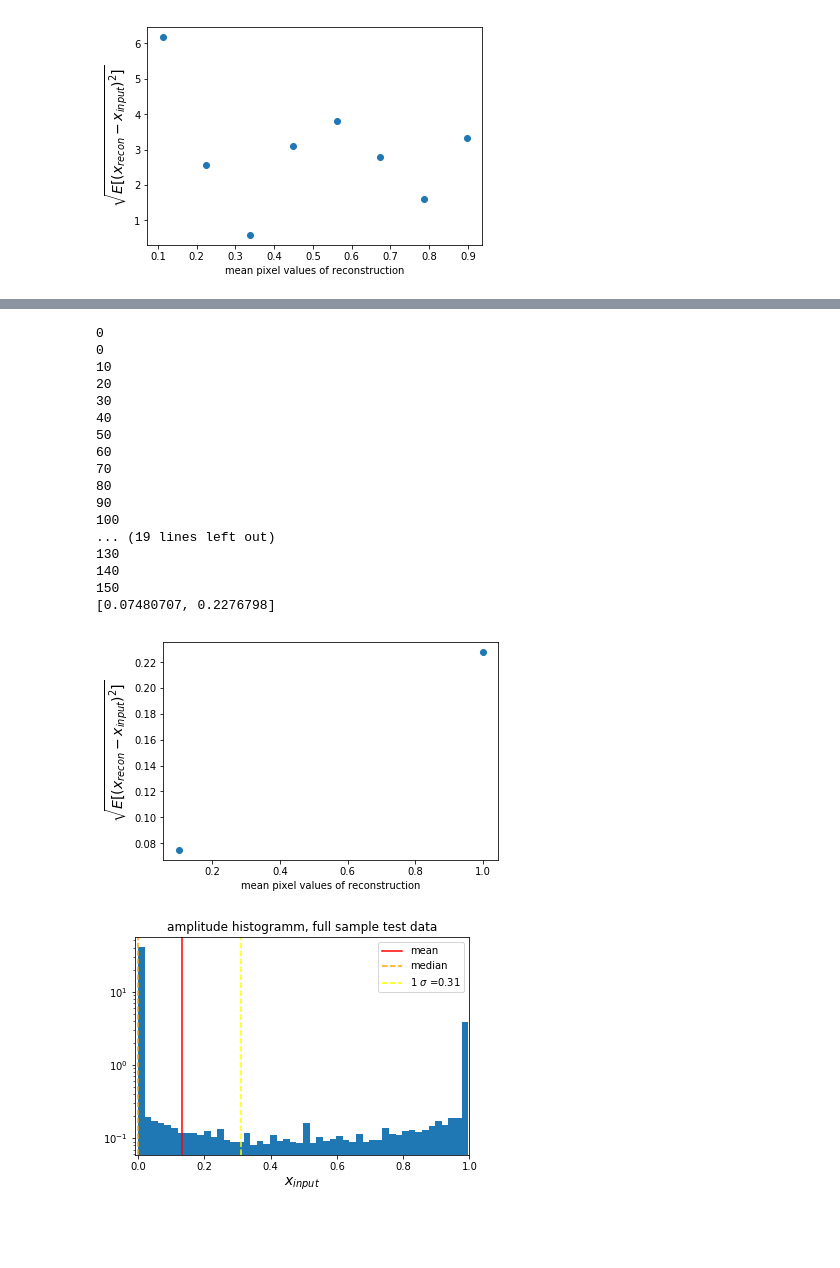
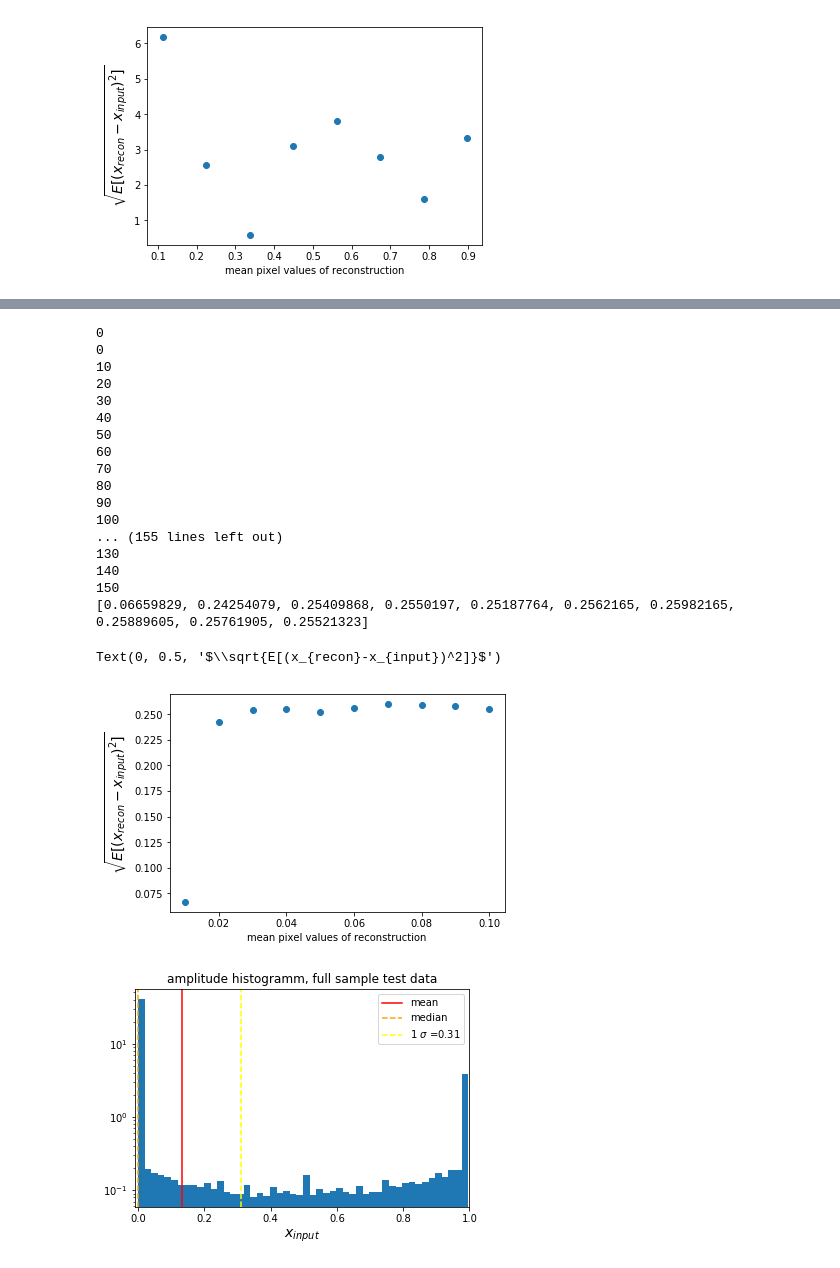
Before and after one commit to VMBoehm/DeNoPa, a Jupyter notebook: MNISTInpainting_annealing.ipynb, the cells around one changed output, grey strips where cells are left out. Saved outputs shown, nothing was run; the diff lists cells and outputs as text; code cells hidden in the pictures; blank space fills up the shorter version.

```diff
--- a/MNISTInpainting_annealing.ipynb
+++ b/MNISTInpainting_annealing.ipynb
@@ -712,7 +712,7 @@ print(max_recon,min_recon)
 print(max_input,min_input)
 
 
-bins_recon  = [0.,0.1,1.]
+bins_recon  = np.linspace(0.,1.,11.)
 
 
 for jj in range(len(bins_recon)-1):
@@ -742,7 +742,7 @@ for jj in range(len(bins_recon)-1):
   plt.title('input pixel values: %.2f <= x <= %.2f'%(bins_recon[jj],bins_recon[jj+1]))
   _=plt.hist(rec_bin-inp_bin,bins=100,density=True)
   plt.xlabel('$x_{recon}-x_{input}$', fontsize=14)
-  plt.savefig(plot_path+'input_bins_new_binnum%d.png'%(jj+1),bbox_inches='tight',color='tomato')
+  plt.savefig(plot_path+'input_bins_fine_binnum%d.png'%(jj+1),bbox_inches='tight',color='tomato')
   plt.show()
 # %% [output]
 156
@@ -787,5 +859,5 @@ for jj in range(len(bins_recon)-1):
 # %%
-bins_recon  = [0.,0.1,1.0]
+bins_recon  = np.linspace(0.,.1,11)
 L2s=[]
 
 for jj in range(len(bins_recon)-1):
@@ -810,37 +882,38 @@ for jj in range(len(bins_recon)-1):
     full_inp.append(x_input.flatten())
     full_rec.append(rec.flatten())
 
   rec_bin =np.asarray([item for sublist in ordered_rec for item in sublist])
   inp_bin =np.asarray([item for sublist in ordered_inp for item in sublist])
 
   L2=np.mean((rec_bin-inp_bin)**2)
   L2s.append(np.sqrt(L2))
 
 print(L2s)
 plt.figure()
 plt.plot(np.diff(bins_recon)+bins_recon[0:-1],L2s,ls='',marker='o')
 plt.xlabel('mean pixel values of reconstruction')
 plt.ylabel('$\sqrt{E[(x_{recon}-x_{input})^2]}$', fontsize=14)
-plt.savefig(plot_path+'rms_difference_against_input_2bins.png',bbox_inches='tight')
+#plt.savefig(plot_path+'rms_difference_against_input_fine_bins.png',bbox_inches='tight')
 # %% [output]
 0
 0
 10
 20
 30
 40
 50
 60
 70
 80
 90
 100
-... (19 lines left out)
+... (155 lines left out)
 130
 140
 150
-[0.07480707, 0.2276798]
+[0.06659829, 0.24254079, 0.25409868, 0.2550197, 0.25187764, 0.2562165, 0.25982165, 0.25889605, 0.25761905, 0.25521323]
+Text(0, 0.5, '$\\sqrt{E[(x_{recon}-x_{input})^2]}$')
-[figure, old version]
+[figure, new version]
 # %%
   diff=np.asarray(full_inp).flatten()
   plt.figure()
```
Also changed, not shown: parts of 10 cells of this notebook.
